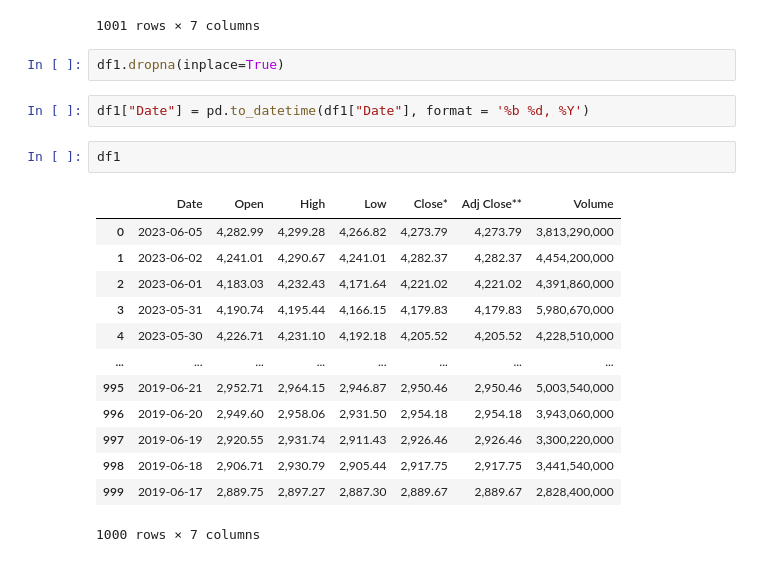
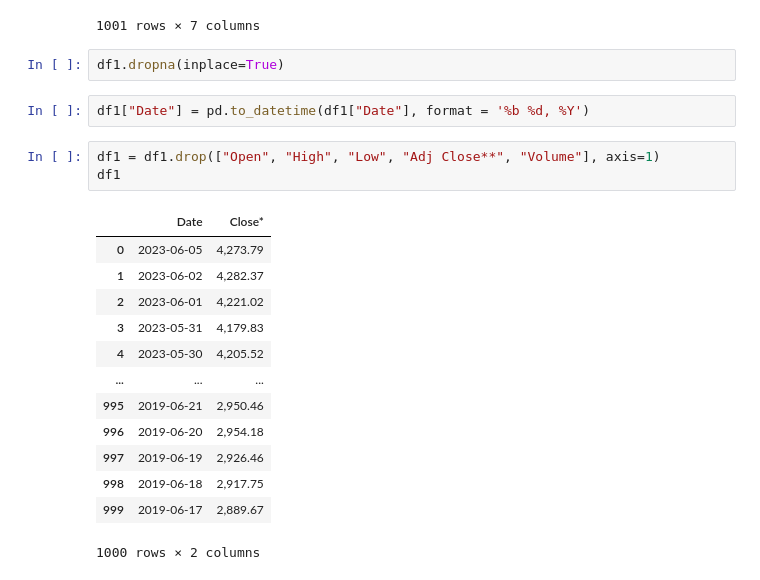
Before and after one commit to MehmetSever09/assist_trader, a Jupyter notebook: notebook/Data Collection Mehmet.ipynb, the cells around one changed output. Drawn from its saved outputs; the diff is of its cells as text.

```diff
--- a/notebook/Data Collection Mehmet.ipynb
+++ b/notebook/Data Collection Mehmet.ipynb
@@ -310,23 +310,24 @@ df1
 | 999 | Jun 17, 2019 | 2,889.75 | 2,897.27 | 2,887.30 | 2,889.67 | 2,889.67 | 2,828,400,000 |
 | 1000 | *Close price adjusted for splits.... | NaN | NaN | NaN | NaN | NaN | NaN |
 1001 rows × 7 columns
-# %%
-df1.dropna(inplace=True)
+# %%
+df1.dropna(inplace=True)
 # %%
 df1["Date"] = pd.to_datetime(df1["Date"], format = '%b %d, %Y')
-# %%
-df1
-# %% [output]
-|  | Date | Open | High | Low | Close* | Adj Close** | Volume |
-| 0 | 2023-06-05 | 4,282.99 | 4,299.28 | 4,266.82 | 4,273.79 | 4,273.79 | 3,813,290,000 |
-| 1 | 2023-06-02 | 4,241.01 | 4,290.67 | 4,241.01 | 4,282.37 | 4,282.37 | 4,454,200,000 |
-| 2 | 2023-06-01 | 4,183.03 | 4,232.43 | 4,171.64 | 4,221.02 | 4,221.02 | 4,391,860,000 |
-| 3 | 2023-05-31 | 4,190.74 | 4,195.44 | 4,166.15 | 4,179.83 | 4,179.83 | 5,980,670,000 |
-| 4 | 2023-05-30 | 4,226.71 | 4,231.10 | 4,192.18 | 4,205.52 | 4,205.52 | 4,228,510,000 |
-| ... | ... | ... | ... | ... | ... | ... | ... |
-| 995 | 2019-06-21 | 2,952.71 | 2,964.15 | 2,946.87 | 2,950.46 | 2,950.46 | 5,003,540,000 |
-| 996 | 2019-06-20 | 2,949.60 | 2,958.06 | 2,931.50 | 2,954.18 | 2,954.18 | 3,943,060,000 |
-| 997 | 2019-06-19 | 2,920.55 | 2,931.74 | 2,911.43 | 2,926.46 | 2,926.46 | 3,300,220,000 |
-| 998 | 2019-06-18 | 2,906.71 | 2,930.79 | 2,905.44 | 2,917.75 | 2,917.75 | 3,441,540,000 |
-| 999 | 2019-06-17 | 2,889.75 | 2,897.27 | 2,887.30 | 2,889.67 | 2,889.67 | 2,828,400,000 |
-1000 rows × 7 columns
+# %%
+df1 = df1.drop(["Open", "High", "Low", "Adj Close**", "Volume"], axis=1)
+df1
+# %% [output]
+|  | Date | Close* |
+| 0 | 2023-06-05 | 4,273.79 |
+| 1 | 2023-06-02 | 4,282.37 |
+| 2 | 2023-06-01 | 4,221.02 |
+| 3 | 2023-05-31 | 4,179.83 |
+| 4 | 2023-05-30 | 4,205.52 |
+| ... | ... | ... |
+| 995 | 2019-06-21 | 2,950.46 |
+| 996 | 2019-06-20 | 2,954.18 |
+| 997 | 2019-06-19 | 2,926.46 |
+| 998 | 2019-06-18 | 2,917.75 |
+| 999 | 2019-06-17 | 2,889.67 |
+1000 rows × 2 columns
```
Also changed, not shown: parts of 5 cells of this notebook.
